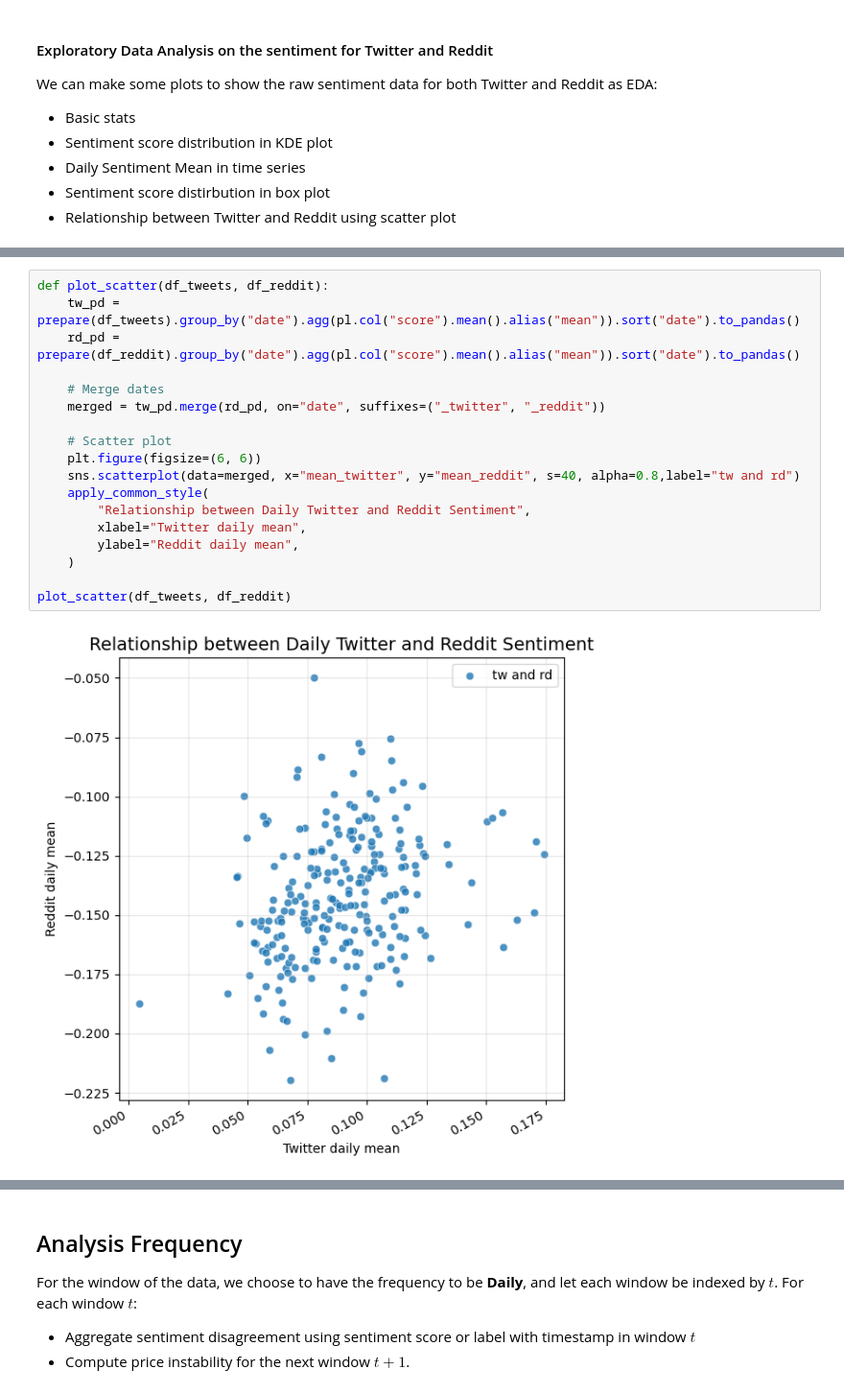
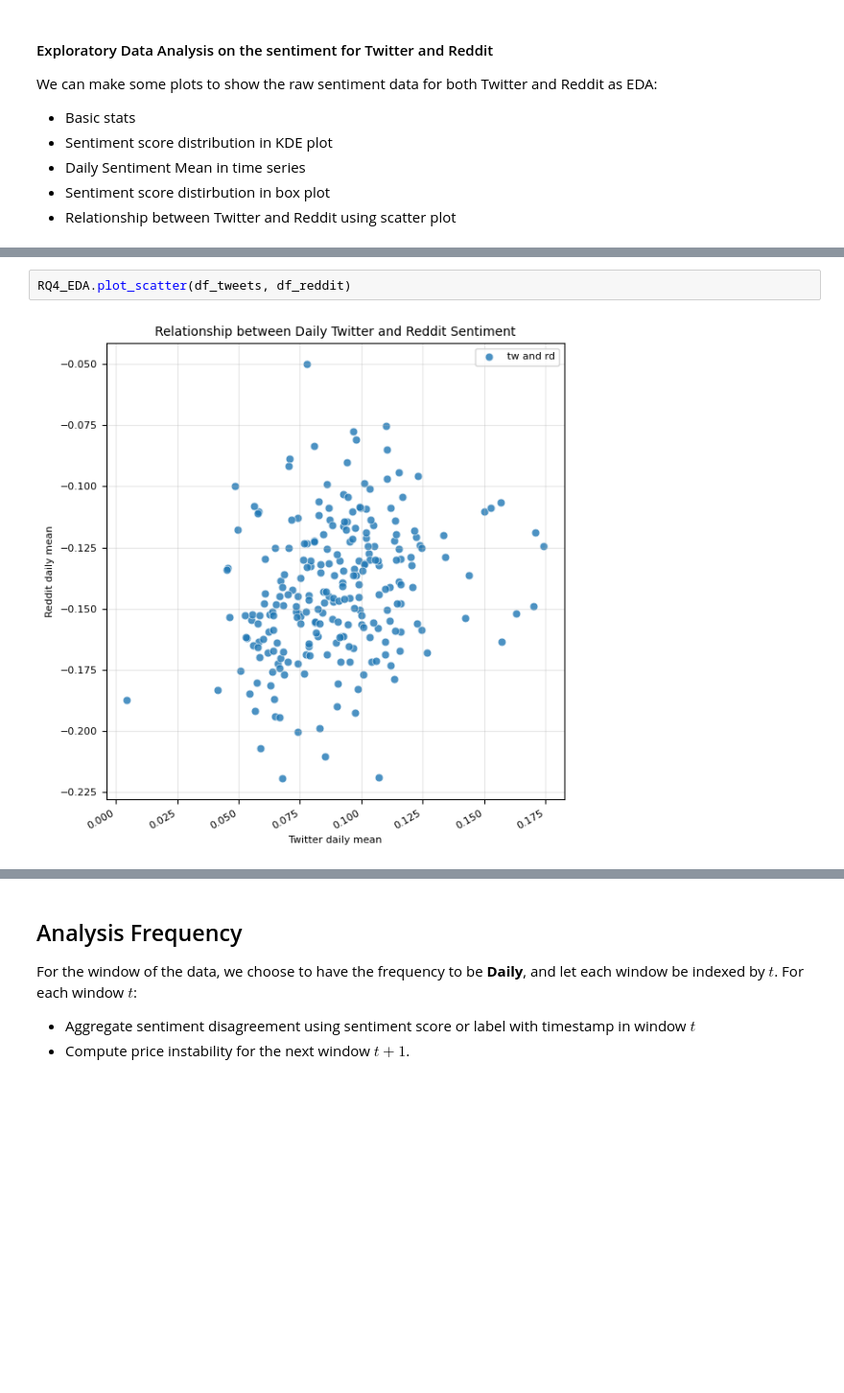
Before and after one commit to arkdong/SDA25_Group11, a Jupyter notebook: notebook/RQ4.ipynb, the cells around one changed output, grey strips where cells are left out. Shown at 96% size. Saved outputs shown, nothing was run; the diff lists cells and outputs as text; blank space fills up the shorter version.

```diff
--- a/notebook/RQ4.ipynb
+++ b/notebook/RQ4.ipynb
@@ -179,23 +73,7 @@ plot_boxplots(df_tweets, df_reddit)
 # %%
-def plot_scatter(df_tweets, df_reddit):
-    tw_pd = prepare(df_tweets).group_by("date").agg(pl.col("score").mean().alias("mean")).sort("date").to_pandas()
-    rd_pd = prepare(df_reddit).group_by("date").agg(pl.col("score").mean().alias("mean")).sort("date").to_pandas()
-
-    # Merge dates
-    merged = tw_pd.merge(rd_pd, on="date", suffixes=("_twitter", "_reddit"))
-
-    # Scatter plot
-    plt.figure(figsize=(6, 6))
-    sns.scatterplot(data=merged, x="mean_twitter", y="mean_reddit", s=40, alpha=0.8,label="tw and rd")
-    apply_common_style(
-        "Relationship between Daily Twitter and Reddit Sentiment",
-        xlabel="Twitter daily mean",
-        ylabel="Reddit daily mean",
-    )
-
-plot_scatter(df_tweets, df_reddit)
+RQ4_EDA.plot_scatter(df_tweets, df_reddit)
 # %% [output]
-[figure, old version]
+[figure, new version]
 # %% [markdown]
 
 #### Conclusion from EDA
```
Also changed, not shown: parts of 46 cells of this notebook.
